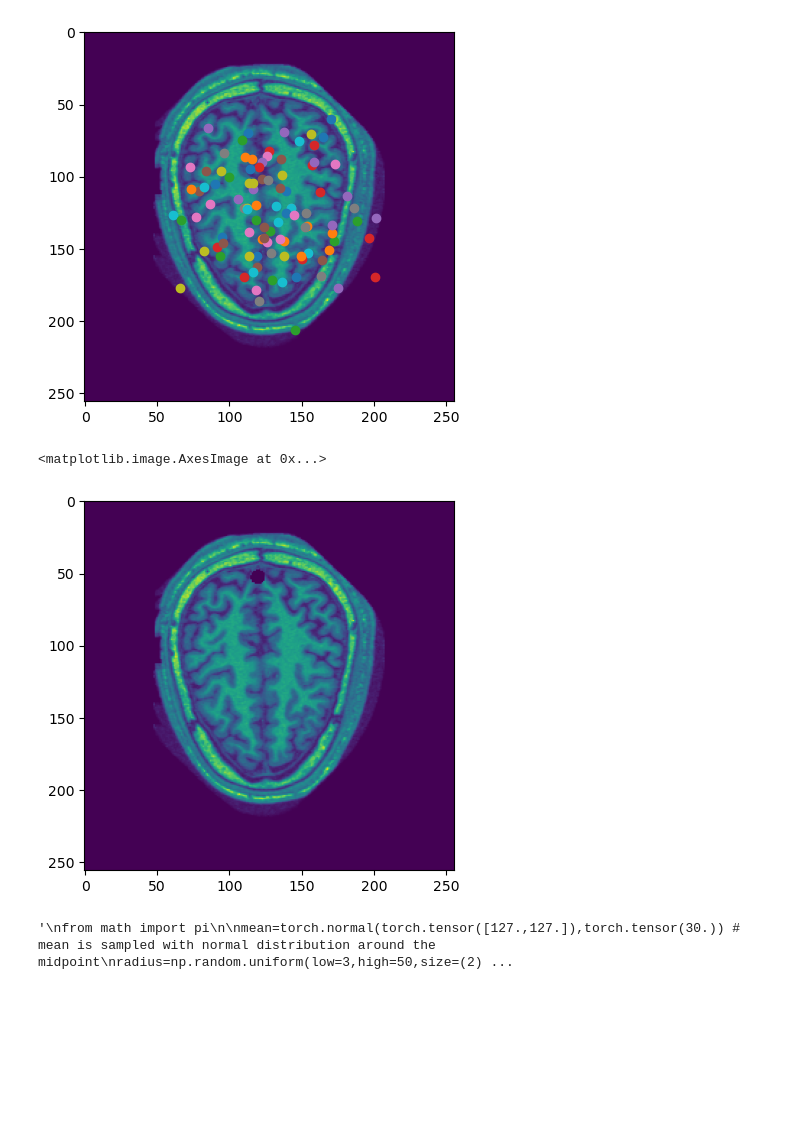
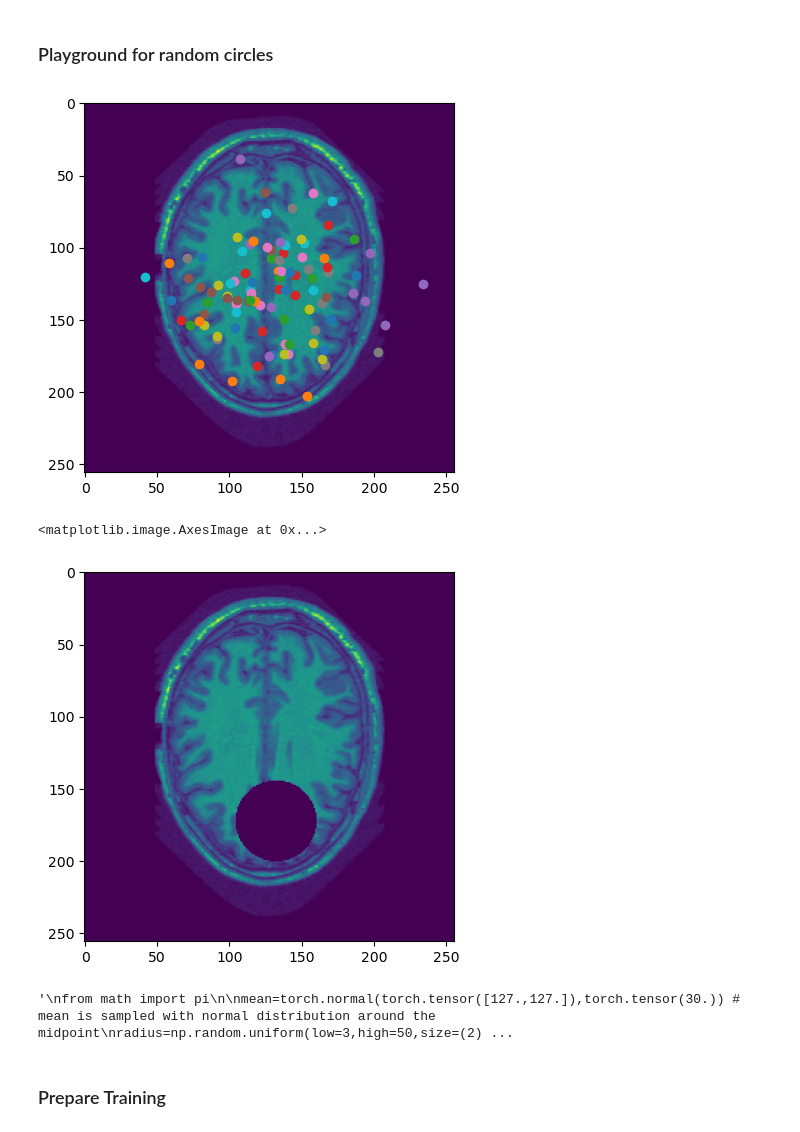
Before and after one commit to vinzenzuhr/Diffusion_Lesions, a Jupyter notebook: 05_Implementation/Jupyter notebooks/lesion_filling_conditioned_circles/lesion_filling_conditioned_circles.ipynb, the cells around one changed output. Cells and saved outputs as stored; diff of their text form; code cells hidden in the pictures; blank space fills up the shorter version.

```diff
--- a/05_Implementation/Jupyter notebooks/lesion_filling_conditioned_circles/lesion_filling_conditioned_circles.ipynb
+++ b/05_Implementation/Jupyter notebooks/lesion_filling_conditioned_circles/lesion_filling_conditioned_circles.ipynb
@@ -12,7 +12,7 @@ class TrainingConfig:
     gradient_accumulation_steps = 1
     learning_rate = 1e-4
     lr_warmup_steps = 100 #500
-    save_image_epochs = 20 #30
+    evaluate_epochs = 20 #30
     save_model_epochs = 60 # 300
     mixed_precision = "fp16"  # `no` for float32, `fp16` for automatic mixed precision
     output_dir = "lesion-filling-256-cond-circle"  # the model name locally and on the HF Hub
@@ -197,6 +275,6 @@ class DatasetMRI(Dataset):
 # %%
 #create dataset
-datasetTrain = DatasetMRI(Path(config.dataset_train_path), Path(config.segm_train_path), pad_shape=(256, 256, 256))
+datasetTrain = DatasetMRI(Path(config.dataset_train_path), Path(config.segm_train_path), pad_shape=(256, 256, 256), only_white_matter=True)
 datasetEvaluation = DatasetMRI(Path(config.dataset_eval_path), Path(config.segm_eval_path), pad_shape=(256, 256, 256))
 
 print(f"Dataset size: {len(datasetTrain)}")
@@ -224,20 +320,22 @@ fig.show()
+# %% [markdown]
+### Playground for random circles
 # %%
 # visualize normal distributions of center points
 centers=[]
 for _ in np.arange(100):
     centers.append(torch.normal(torch.tensor([127.,127.]),torch.tensor(30.)))
 
-plt.imshow((datasetTrain[500]["gt_image"].squeeze()+1)/2)
+plt.imshow((datasetTrain[70]["gt_image"].squeeze()+1)/2)
 for center in centers:
     plt.scatter(center[0], center[1])
 # %% [output]
-[figure, old version]
+[figure, new version]
 # %%
 example=torch.zeros((10,256,256)).shape
 
-#create circular mask with random center around the center point of the pictures and a radius between 3 and 50 pixels
+#create circular mask with random center around the center point of the pictures and a radius between 3 and 40 pixels
 center=np.random.normal([127,127],30, size=(example[0],2))
-radius=np.random.uniform(low=3,high=50, size=(example[0]))
+radius=np.random.uniform(low=3,high=40, size=(example[0]))
 
 Y, X = np.ogrid[:256, :256] # gives two vectors, each containing the pixel locations. There's a column vector for the column indices and a row vector for the row indices.
 dist_from_center = np.sqrt((X.T - center[:,0])[None,:,:]**2 + (Y-center[:,1])[:,None,:]**2) # creates matrix with euclidean distance to center
@@ -245,10 +343,10 @@ dist_from_center = np.sqrt((X.T - center[:,0])[None,:,:]**2 + (Y-center[:,1])[:,
 mask = dist_from_center <= radius # creates mask for pixels which are inside the radius
 mask = 1-mask
 
-plt.imshow(((datasetTrain[500]["gt_image"].squeeze()+1)/2)*mask[:,:,4])
+plt.imshow(((datasetTrain[70]["gt_image"].squeeze()+1)/2)*mask[:,:,4])
 # %% [output]
 <matplotlib.image.AxesImage at 0x...>
-[figure, old version]
+[figure, new version]
 # %%
 #Ellips playground
 """
@@ -271,6 +369,8 @@ plt.show()
 """
 # %% [output]
 '\nfrom math import pi\n\nmean=torch.normal(torch.tensor([127.,127.]),torch.tensor(30.)) # mean is sampled with normal distribution around the midpoint\nradius=np.random.uniform(low=3,high=50,size=(2) ...
+# %% [markdown]
+### Prepare Training
 # %%
 from torch.utils.data import DataLoader
 
```
Also changed, not shown: parts of 13 cells of this notebook.
